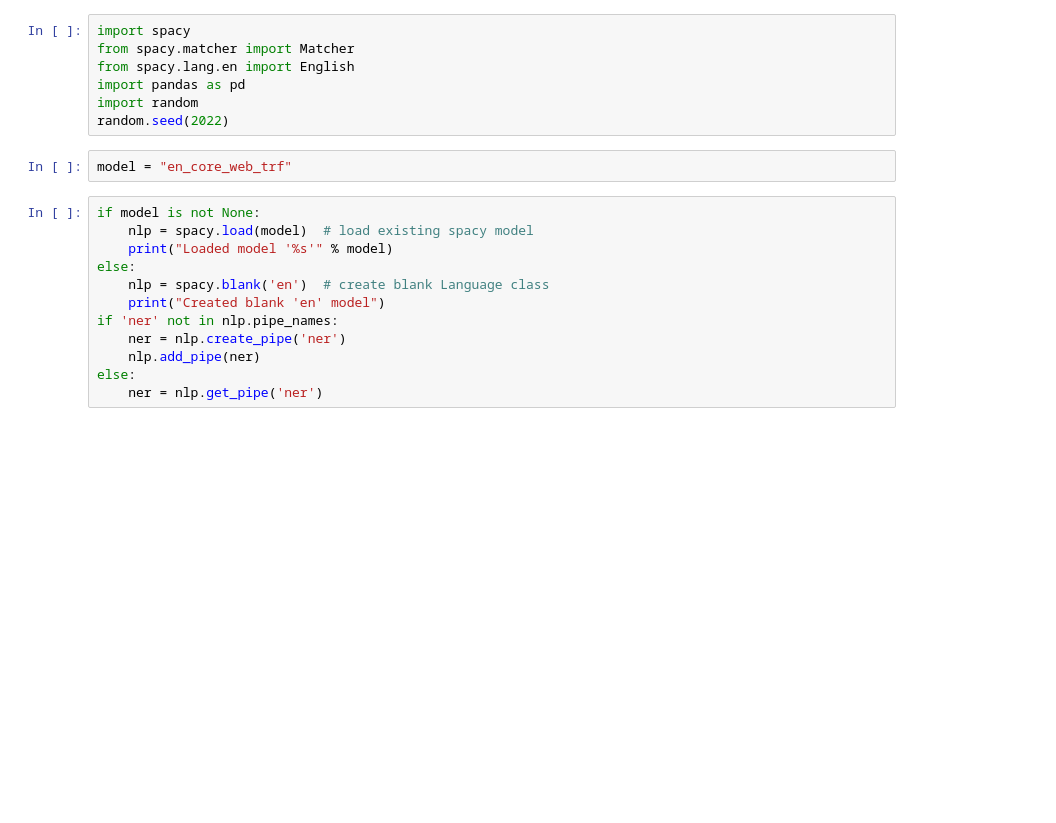
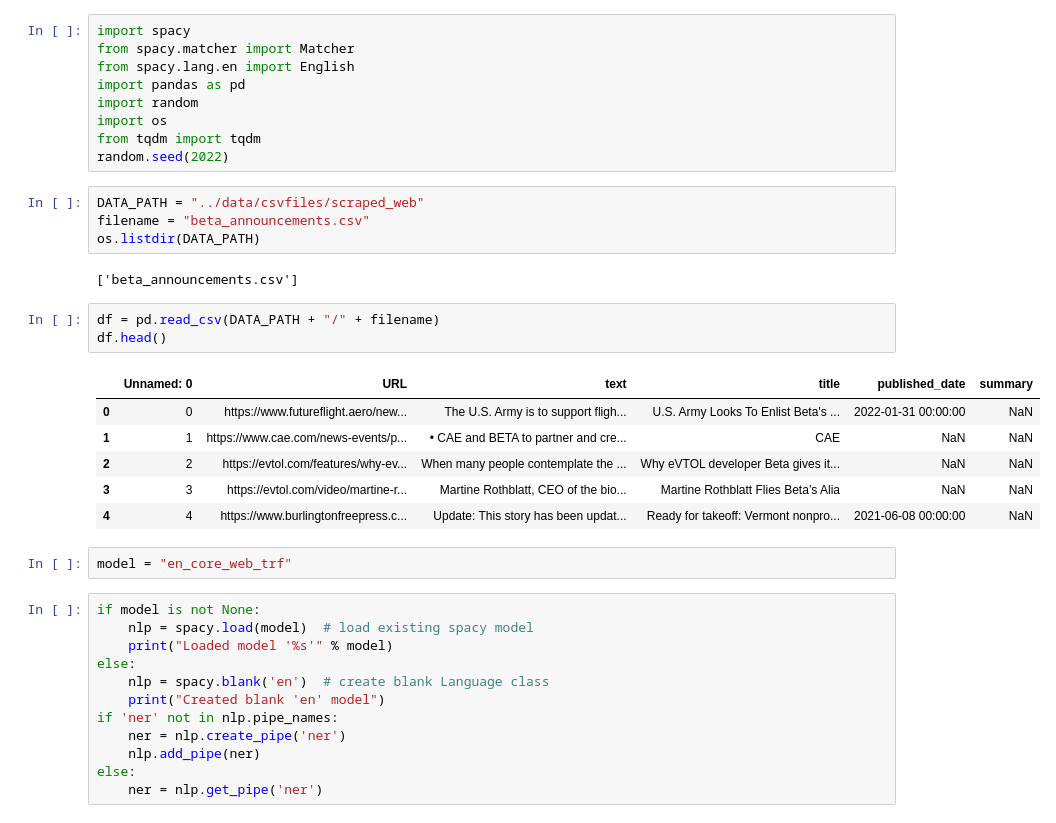
Before and after one commit to t-flora/news-ml, a Jupyter notebook: ner/ner-custom.ipynb, the cells around one changed output. Saved outputs shown, nothing was run; the diff lists cells and outputs as text; blank space fills up the shorter version.

```diff
--- a/ner/ner-custom.ipynb
+++ b/ner/ner-custom.ipynb
@@ -4,7 +4,25 @@ from spacy.matcher import Matcher
 from spacy.lang.en import English
 import pandas as pd
 import random
+import os
+from tqdm import tqdm
 random.seed(2022)
+# %%
+DATA_PATH = "../data/csvfiles/scraped_web"
+filename = "beta_announcements.csv"
+os.listdir(DATA_PATH)
+# %% [output]
+['beta_announcements.csv']
+# %%
+df = pd.read_csv(DATA_PATH + "/" + filename)
+df.head()
+# %% [output]
+|  | Unnamed: 0 | URL | text | title | published_date | summary |
+| 0 | 0 | https://www.futureflight.aero/new... | The U.S. Army is to support fligh... | U.S. Army Looks To Enlist Beta's ... | 2022-01-31 00:00:00 | NaN |
+| 1 | 1 | https://www.cae.com/news-events/p... | • CAE and BETA to partner and cre... | CAE | NaN | NaN |
+| 2 | 2 | https://evtol.com/features/why-ev... | When many people contemplate the ... | Why eVTOL developer Beta gives it... | NaN | NaN |
+| 3 | 3 | https://evtol.com/video/martine-r... | Martine Rothblatt, CEO of the bio... | Martine Rothblatt Flies Beta’s Alia | NaN | NaN |
+| 4 | 4 | https://www.burlingtonfreepress.c... | Update: This story has been updat... | Ready for takeoff: Vermont nonpro... | 2021-06-08 00:00:00 | NaN |
 # %%
 model = "en_core_web_trf"
 # %%
```
Also changed, not shown: parts of 12 cells of this notebook.
